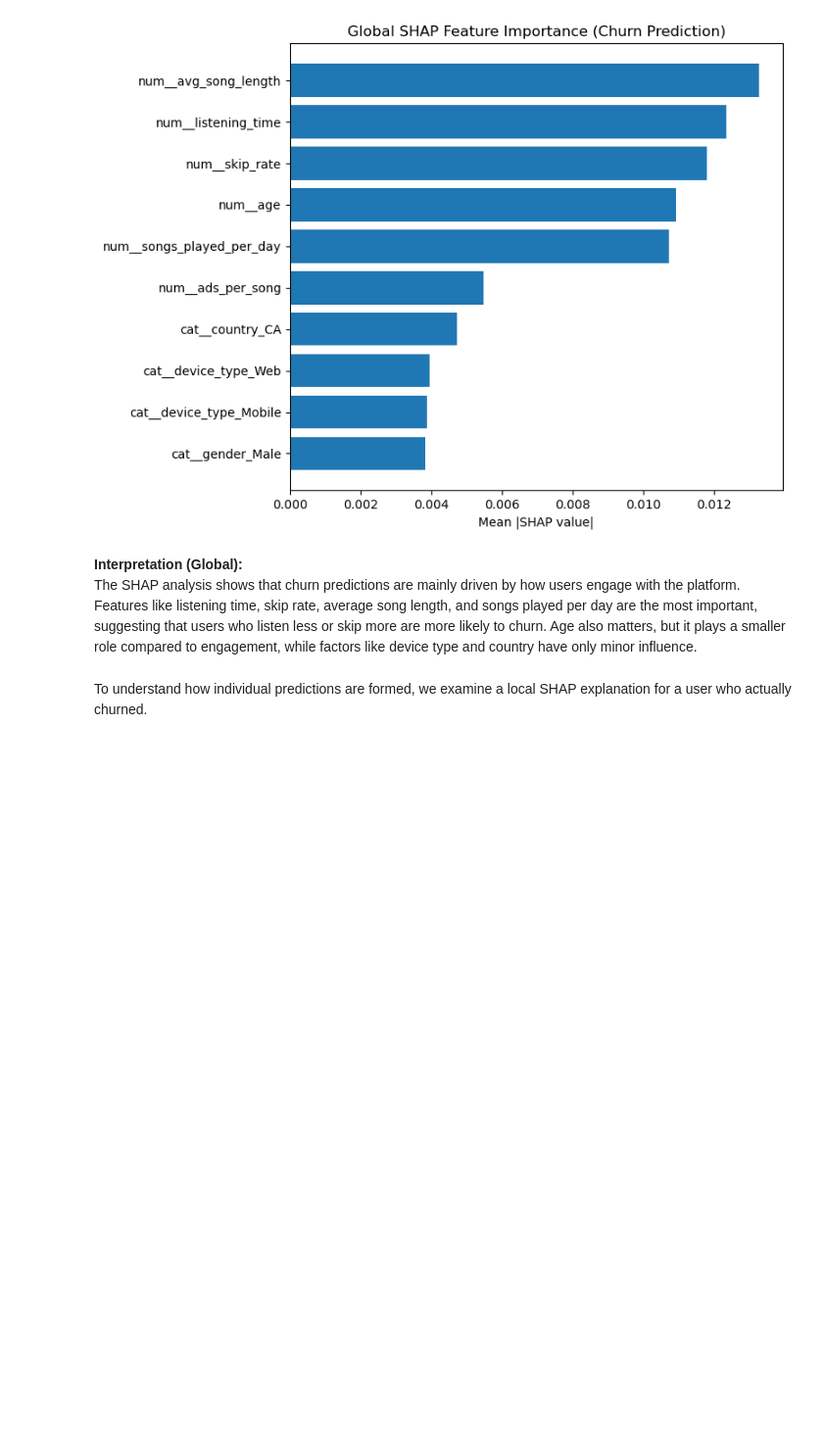
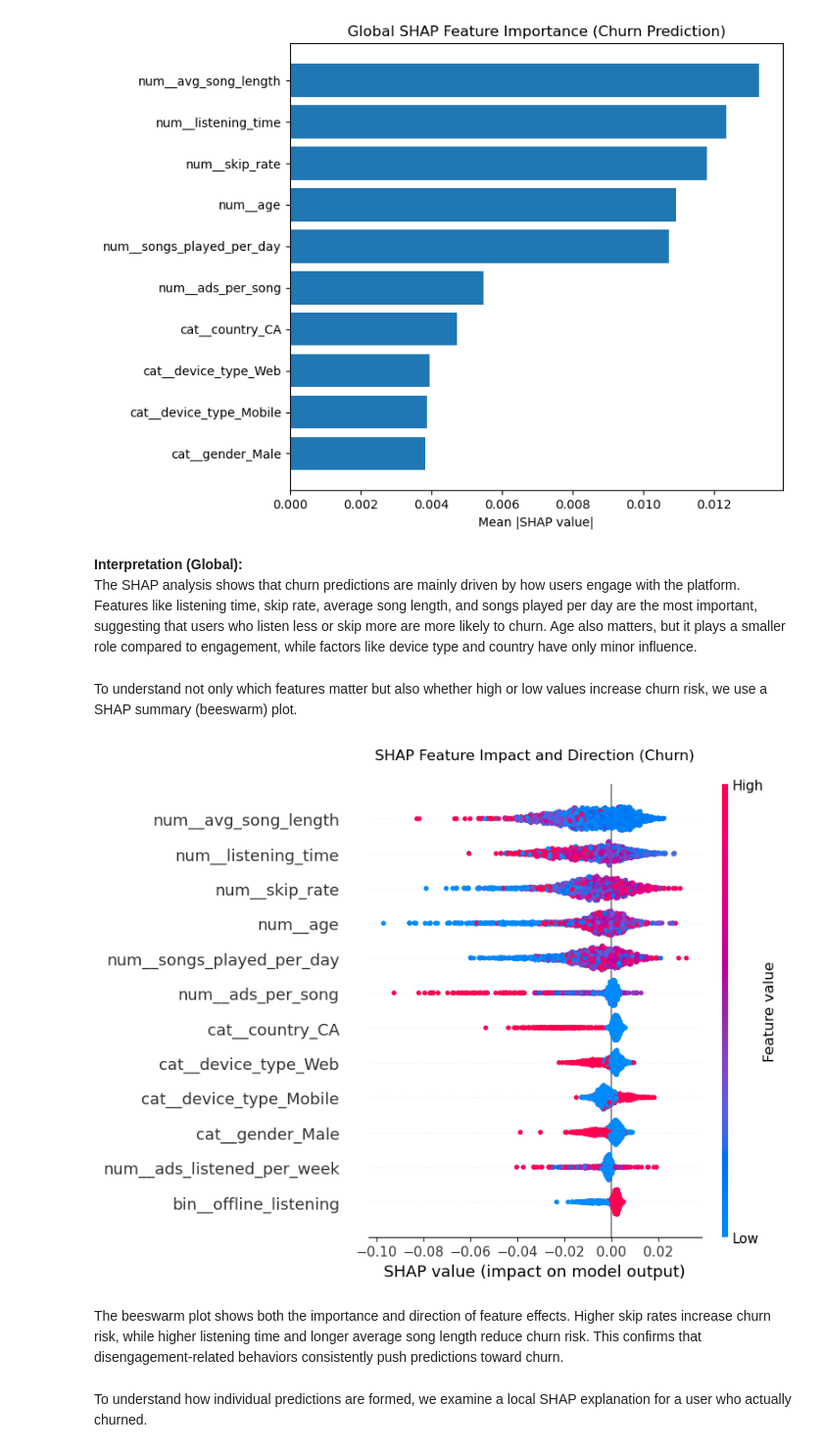
Before and after one commit to UCB-stat-159-f25/final-group08, a Jupyter notebook: notebooks/step05_interpret.ipynb, the cells around one changed output. Shown: that part at 98% size. Saved outputs shown, nothing was run; the diff lists cells and outputs as text; code cells hidden in the pictures; blank space fills up the shorter version.

Commit message:
added beeswarm plot

```diff
--- a/notebooks/step05_interpret.ipynb
+++ b/notebooks/step05_interpret.ipynb
@@ -184,6 +183,25 @@ https://scikit-learn.org/stable/model_persistence.html#security-maintainability-
 # %% [markdown]
 **Interpretation (Global):**
 The SHAP analysis shows that churn predictions are mainly driven by how users engage with the platform. Features like listening time, skip rate, average song length, and songs played per day are the most important, suggesting that users who listen less or skip more are more likely to churn. Age also matters, but it plays a smaller role compared to engagement, while factors like device type and country have only minor influence.
+# %% [markdown]
+To understand not only which features matter but also whether high or low values increase churn risk, we use a SHAP summary (beeswarm) plot.
+# %%
+plt.figure(figsize=(10, 8))
+shap.summary_plot(
+    shap_values[:, :, 1],
+    X_test_dense,
+    feature_names=feature_names,
+    show=False,
+    max_display=12
+)
+plt.title("SHAP Feature Impact and Direction (Churn)", pad=20)
+plt.tight_layout()
+plt.savefig(FIG_DIR / "shap_beeswarm.png", dpi=300, bbox_inches="tight")
+plt.show()
+# %% [output]
+[figure, added]
+# %% [markdown]
+The beeswarm plot shows both the importance and direction of feature effects. Higher skip rates increase churn risk, while higher listening time and longer average song length reduce churn risk. This confirms that disengagement-related behaviors consistently push predictions toward churn.
 # %% [markdown]
 To understand how individual predictions are formed, we examine a local SHAP explanation for a user who actually churned.
 # %%
```
Also changed, not shown: parts of 1 cell of this notebook, 1 other file.
